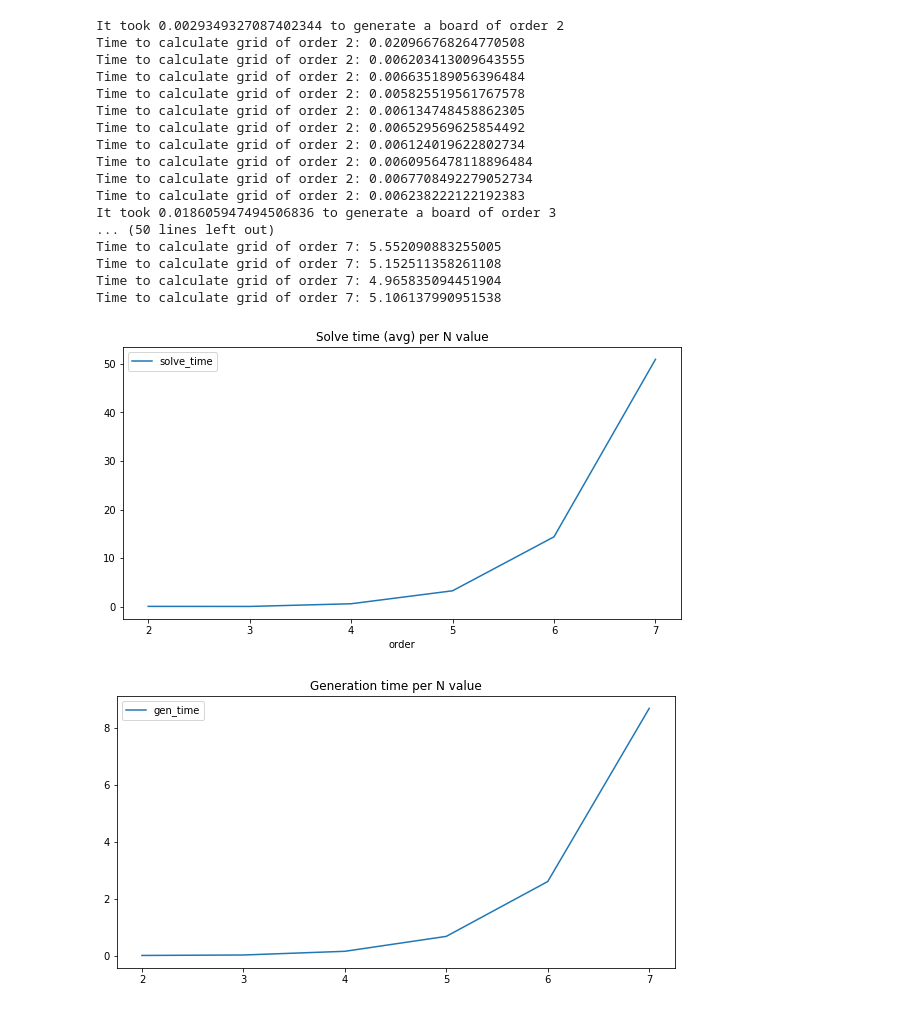
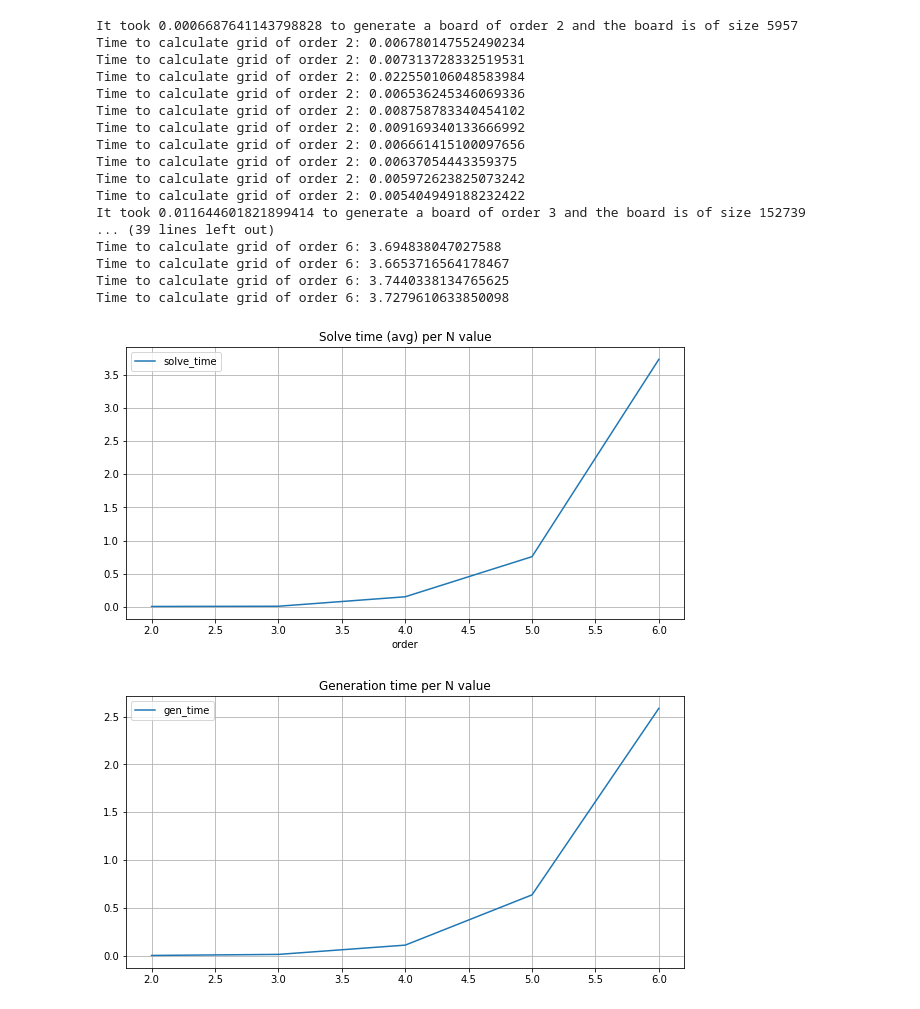
Before and after one commit to vin-nag/Sudoku-SAT, a Jupyter notebook: Timing N-Values.ipynb, the cells around one changed output. Drawn from its saved outputs; the diff is of its cells as text; code cells hidden in the pictures.

Commit message:
updating timing n values

```diff
--- a/Timing N-Values.ipynb
+++ b/Timing N-Values.ipynb
@@ -12,7 +12,7 @@ import time
 # %%
 # Global Constants
 N_MIN = 2
-N_MAX = 8
+N_MAX = 7
 K_VALUE = 1 # one random number
 PATH_NAME = 'tmp_out'
 NUM_BOARDS = 10
@@ -83,4 +75,5 @@ frames.head()
 # %%
+import os
 solve_time = []
 gen_times = {}
 for n in range(N_MIN,N_MAX):
@@ -90,7 +83,7 @@ for n in range(N_MIN,N_MAX):
     gen_end = time.time()
     gentime = gen_end-gen_start
     gen_times[n]=(gentime)
-    print("It took {} to generate a board of order {}".format(gentime,n))
+    print("It took {} to generate a board of order {} and the board is of size {}".format(gentime,n,len(cnf_master)))
     for board in frames.board[frames.order==n]:
         # begin timing
         input_file = tempfile.NamedTemporaryFile(mode="w")
@@ -100,37 +93,41 @@ for n in range(N_MIN,N_MAX):
         output_file = tempfile.NamedTemporaryFile()
         # time the subprocess call
         time_start = time.time()
-        subprocess.call(bashCommand % (input_file, output_file.name), shell=True, stdout = subprocess.PIPE)
+        subprocess.call(bashCommand % (input_file.name, output_file.name), shell=True, stdout = subprocess.PIPE)
         time_end = time.time()
         # end timing
         solve_time.append(time_end-time_start)
         print("Time to calculate grid of order {}: {}".format(n,time_end-time_start))
+        input_file.close()
+        output_file.close()
 frames.solve_time = solve_time
 # %% [output]
-It took 0.0029349327087402344 to generate a board of order 2
-Time to calculate grid of order 2: 0.020966768264770508
-Time to calculate grid of order 2: 0.006203413009643555
-Time to calculate grid of order 2: 0.006635189056396484
-Time to calculate grid of order 2: 0.005825519561767578
-Time to calculate grid of order 2: 0.006134748458862305
-Time to calculate grid of order 2: 0.006529569625854492
-Time to calculate grid of order 2: 0.006124019622802734
-Time to calculate grid of order 2: 0.0060956478118896484
-Time to calculate grid of order 2: 0.0067708492279052734
-Time to calculate grid of order 2: 0.006238222122192383
-It took 0.018605947494506836 to generate a board of order 3
-... (50 lines left out)
-Time to calculate grid of order 7: 5.552090883255005
-Time to calculate grid of order 7: 5.152511358261108
-Time to calculate grid of order 7: 4.965835094451904
-Time to calculate grid of order 7: 5.106137990951538
+It took 0.0006687641143798828 to generate a board of order 2 and the board is of size 5957
+Time to calculate grid of order 2: 0.006780147552490234
+Time to calculate grid of order 2: 0.007313728332519531
+Time to calculate grid of order 2: 0.022550106048583984
+Time to calculate grid of order 2: 0.006536245346069336
+Time to calculate grid of order 2: 0.008758783340454102
+Time to calculate grid of order 2: 0.009169340133666992
+Time to calculate grid of order 2: 0.006661415100097656
+Time to calculate grid of order 2: 0.00637054443359375
+Time to calculate grid of order 2: 0.005972623825073242
+Time to calculate grid of order 2: 0.005404949188232422
+It took 0.011644601821899414 to generate a board of order 3 and the board is of size 152739
+... (39 lines left out)
+Time to calculate grid of order 6: 3.694838047027588
+Time to calculate grid of order 6: 3.6653716564178467
+Time to calculate grid of order 6: 3.7440338134765625
+Time to calculate grid of order 6: 3.7279610633850098
 # %%
-frames.groupby('order').sum().plot(figsize=(10,5), title="Solve time (avg) per N value")
+frames.groupby('order').mean().plot(figsize=(10,5),grid=True, title="Solve time (avg) per N value")
+plt.savefig("n vs solve time")
 pass
 # %% [output]
-[figure, old version]
+[figure, new version]
 # %%
-pd.DataFrame.from_dict(gen_times, orient='index', columns=['gen_time']).plot(figsize=(10,5), title="Generation time per N value")
+pd.DataFrame.from_dict(gen_times, orient='index', columns=['gen_time']).plot(figsize=(10,5), grid=True, title="Generation time per N value")
+plt.savefig("nvgentime")
 pass
 # %% [output]
-[figure, old version]
+[figure, new version]
```
Also changed, not shown: parts of 2 cells of this notebook.
